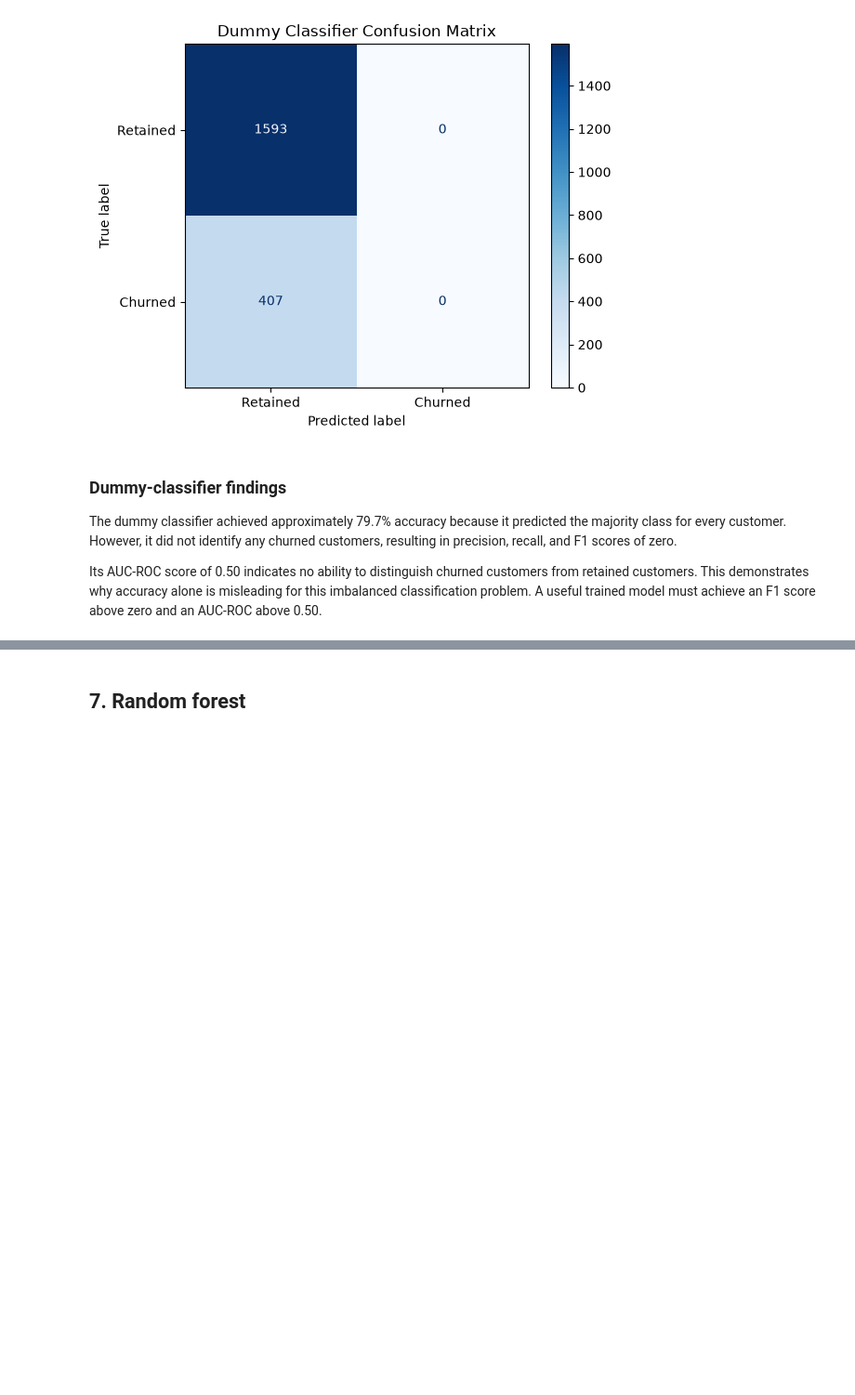
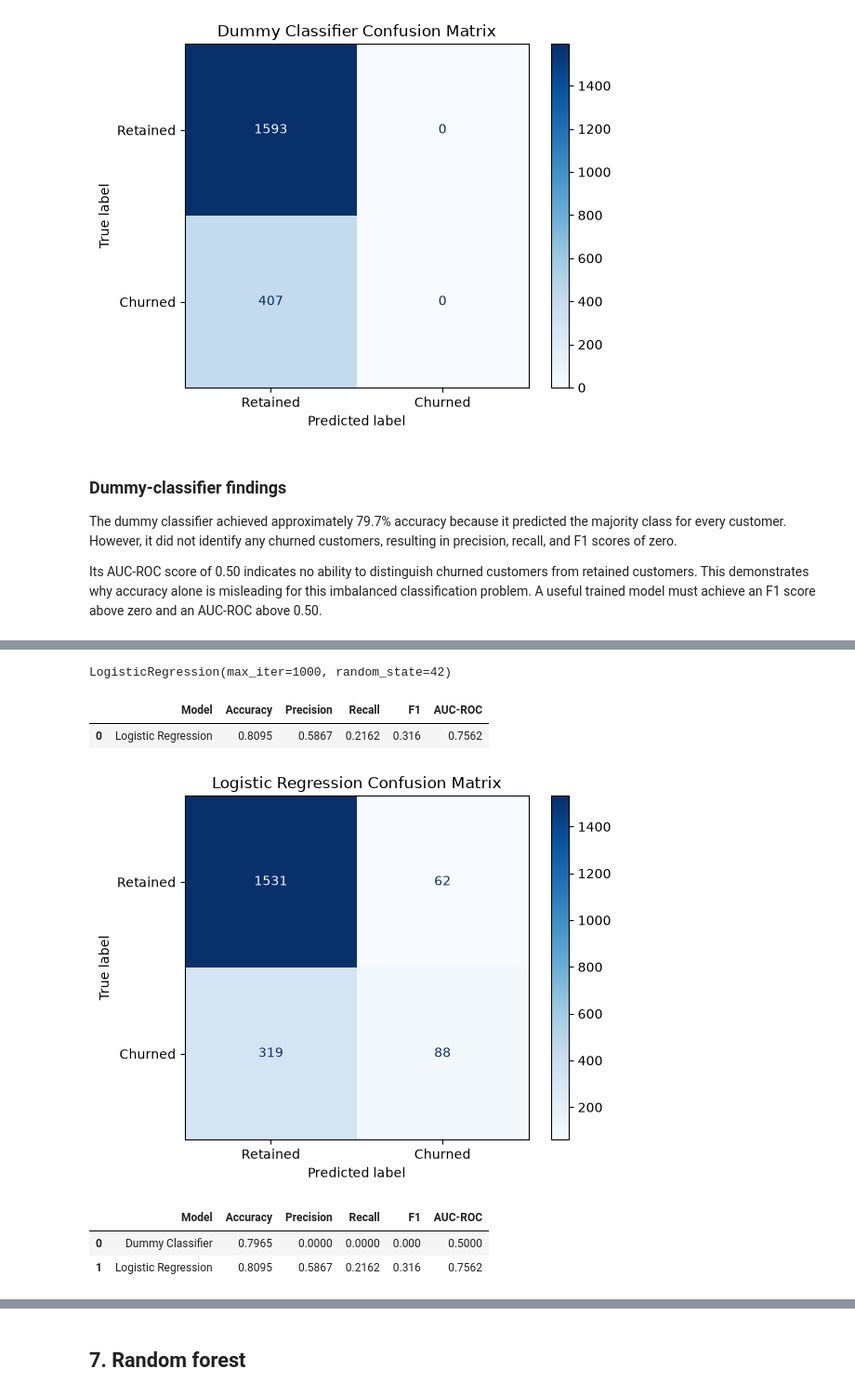
Before and after one commit to rklambiase/bank-customer-churn-prediction, a Jupyter notebook: notebooks/03_baseline_models.ipynb, the cells around one changed output, grey strips where cells are left out. Shown at 93% size. Cells and saved outputs as stored; diff of their text form; code cells hidden in the pictures; blank space fills up the shorter version.

Commit message:
Added logistic regression and decision tree sections

```diff
--- a/notebooks/03_baseline_models.ipynb
+++ b/notebooks/03_baseline_models.ipynb
@@ -177,0 +180,79 @@ Its AUC-ROC score of 0.50 indicates no ability to distinguish churned customers
+# %%
+# Train the logistic regression model using the training data
+
+from sklearn.linear_model import LogisticRegression
+
+logistic_model = LogisticRegression(
+    random_state=42,
+    max_iter=1000
+)
+
+logistic_model.fit(X_train, y_train)
+# %% [output]
+LogisticRegression(max_iter=1000, random_state=42)
+# %%
+# Validation predictions
+
+logistic_predictions = logistic_model.predict(X_val)
+logistic_probabilities = logistic_model.predict_proba(X_val)[:, 1]
+# %%
+# Logistic regression metrics
+
+logistic_results = {
+    'Model': 'Logistic Regression',
+    'Accuracy': accuracy_score(
+        y_val,
+        logistic_predictions
+    ),
+    'Precision': precision_score(
+        y_val,
+        logistic_predictions,
+        zero_division=0
+    ),
+    'Recall': recall_score(
+        y_val,
+        logistic_predictions,
+        zero_division=0
+    ),
+    'F1': f1_score(
+        y_val,
+        logistic_predictions,
+        zero_division=0
+    ),
+    'AUC-ROC': roc_auc_score(
+        y_val,
+        logistic_probabilities
+    )
+}
+
+pd.DataFrame([logistic_results]).round(4)
+# %% [output]
+|  | Model | Accuracy | Precision | Recall | F1 | AUC-ROC |
+| 0 | Logistic Regression | 0.8095 | 0.5867 | 0.2162 | 0.316 | 0.7562 |
+# %%
+# Confusion matrix
+
+ConfusionMatrixDisplay.from_predictions(
+    y_val,
+    logistic_predictions,
+    display_labels=['Retained', 'Churned'],
+    cmap='Blues'
+)
+
+plt.title('Logistic Regression Confusion Matrix')
+plt.show()
+# %% [output]
+[figure, added]
+# %%
+# Compare the results of the dummy model and logistic regression
+
+baseline_results = pd.DataFrame([
+    dummy_results,
+    logistic_results
+])
+
+baseline_results.round(4)
+# %% [output]
+|  | Model | Accuracy | Precision | Recall | F1 | AUC-ROC |
+| 0 | Dummy Classifier | 0.7965 | 0.0000 | 0.0000 | 0.000 | 0.5000 |
+| 1 | Logistic Regression | 0.8095 | 0.5867 | 0.2162 | 0.316 | 0.7562 |
```
Also changed, not shown: parts of 13 cells of this notebook.
